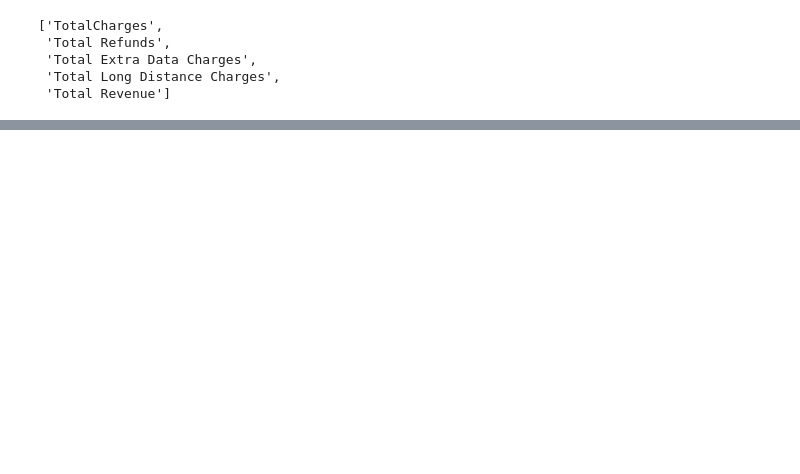
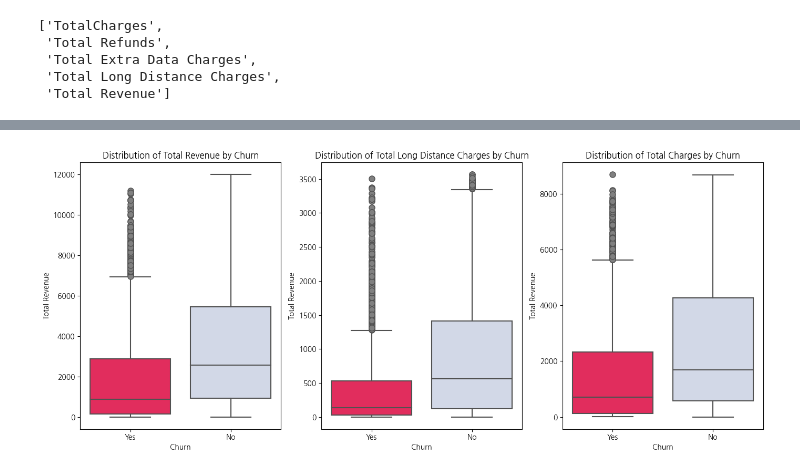
Before and after one commit to skywalker221-Minsoo/-DS-_ZeroBase_ML_Project, a Jupyter notebook: 장윤영/Telcom_Customer_Churn.ipynb, the cells around one changed output, grey strips where cells are left out. Saved outputs shown, nothing was run; the diff lists cells and outputs as text; code cells hidden in the pictures; blank space fills up the shorter version.

```diff
--- a/장윤영/Telcom_Customer_Churn.ipynb
+++ b/장윤영/Telcom_Customer_Churn.ipynb
@@ -480,0 +535,42 @@ churn_data[['TotalCharges', 'Total Refunds', 'RefundRate']].tail()
+# %%
+# Total Revenue 에 따른 이탈 여부
+plt.figure(figsize=(14, 6))
+
+plt.subplot(1, 3, 1)
+sns.boxplot(x='Churn', y='Total Revenue',
+            flierprops=dict(marker='o', markersize=8, markerfacecolor='gray'),
+            data=charge_df,
+            palette=['#ff0f4f', '#CED7EA'])
+
+plt.xlabel('Churn')
+plt.ylabel('Total Revenue')
+plt.title('Distribution of Total Revenue by Churn')
+
+# Total Long Distance Charges 에 따른 이탈 여부
+plt.subplot(1, 3, 2)
+sns.boxplot(x='Churn', y='Total Long Distance Charges',
+            flierprops=dict(marker='o', markersize=8, markerfacecolor='gray'),
+            data=charge_df,
+            palette=['#ff0f4f', '#CED7EA'])
+
+plt.xlabel('Churn')
+plt.ylabel('Total Revenue')
+plt.title('Distribution of Total Long Distance Charges by Churn')
+
+# Total Charges 에 따른 이탈 여부
+plt.subplot(1, 3, 3)
+sns.boxplot(x='Churn', y='TotalCharges',
+            flierprops=dict(marker='o', markersize=8, markerfacecolor='gray'),
+            data=charge_df,
+            palette=['#ff0f4f', '#CED7EA'])
+
+plt.xlabel('Churn')
+plt.ylabel('Total Revenue')
+plt.title('Distribution of Total Charges by Churn')
+
+
+
+plt.tight_layout()
+plt.show()
+# %% [output]
+[figure, added]
```
Also changed, not shown: parts of 31 cells of this notebook.
